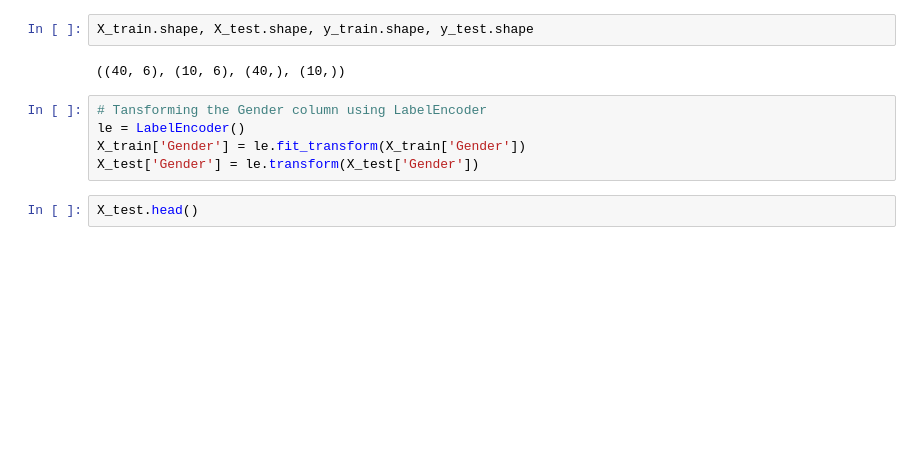
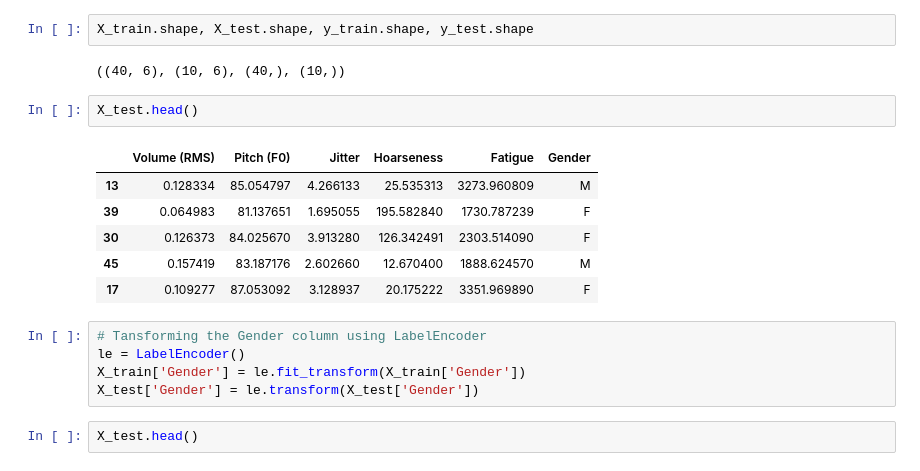
Before and after one commit to akshaykumar401/SBU-Disese-Detect-using-Chakras, a Jupyter notebook: Main Project/AI/Random_Forest.ipynb, the cells around one changed output. Drawn from its saved outputs; the diff is of its cells as text; blank space fills up the shorter version.

```diff
--- a/Main Project/AI/Random_Forest.ipynb
+++ b/Main Project/AI/Random_Forest.ipynb
@@ -75,6 +75,15 @@ X_train, X_test, y_train, y_test = train_test_split(X, y, test_size=0.2, random_
 X_train.shape, X_test.shape, y_train.shape, y_test.shape
 # %% [output]
 ((40, 6), (10, 6), (40,), (10,))
+# %%
+X_test.head()
+# %% [output]
+|  | Volume (RMS) | Pitch (F0) | Jitter | Hoarseness | Fatigue | Gender |
+| 13 | 0.128334 | 85.054797 | 4.266133 | 25.535313 | 3273.960809 | M |
+| 39 | 0.064983 | 81.137651 | 1.695055 | 195.582840 | 1730.787239 | F |
+| 30 | 0.126373 | 84.025670 | 3.913280 | 126.342491 | 2303.514090 | F |
+| 45 | 0.157419 | 83.187176 | 2.602660 | 12.670400 | 1888.624570 | M |
+| 17 | 0.109277 | 87.053092 | 3.128937 | 20.175222 | 3351.969890 | F |
 # %%
 # Tansforming the Gender column using LabelEncoder
 le = LabelEncoder()
```
Also changed, not shown: parts of 3 cells of this notebook, 3 other files.
